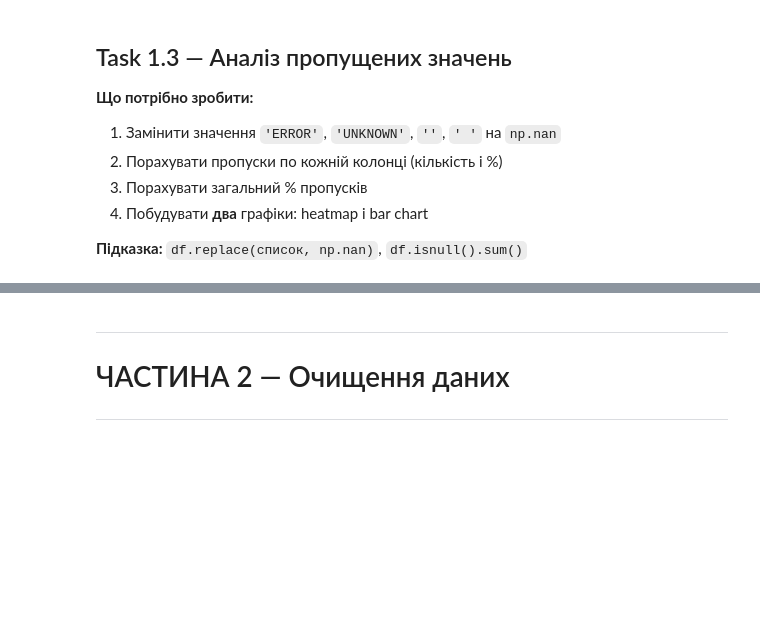
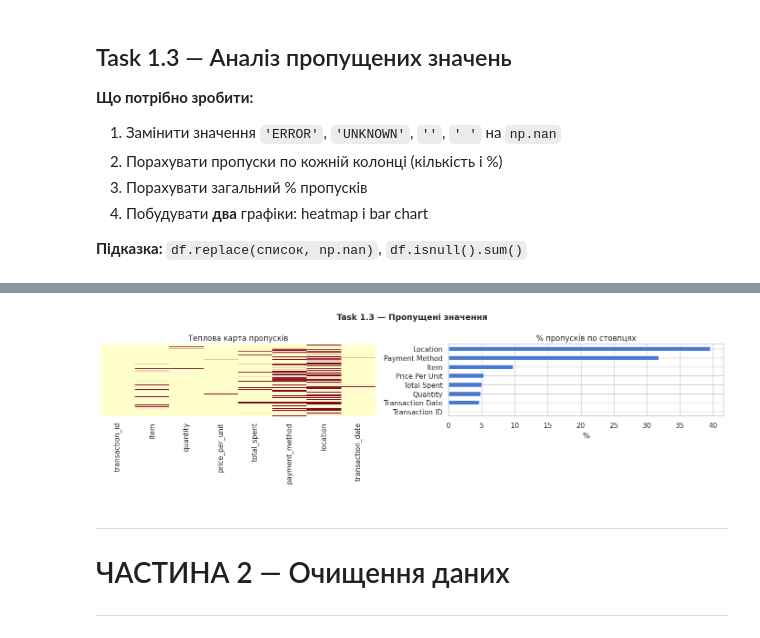
Before and after one commit to NadiiaIvashchuk/Cafe_Sales, a Jupyter notebook: cafe_eda_workbook_version2.ipynb, the cells around one changed output, grey strips where cells are left out. Cells and saved outputs as stored; diff of their text form; code cells hidden in the pictures; blank space fills up the shorter version.

```diff
--- a/cafe_eda_workbook_version2.ipynb
+++ b/cafe_eda_workbook_version2.ipynb
@@ -73,0 +69,8 @@ print(f'Розмір: ??? рядків × ??? стовпців')  # заміні
+# %%
+# Завантаження датасету
+df_original = pd.read_csv(FILE_IN)
+df = df_original.copy()
+
+print(f'Розмір: {df.shape[0]} рядків × {df.shape[1]} стовпців')
+
+df.head()
@@ -116,17 +199,17 @@ print(f'Рядків після видалення: {len(df)}')
 **Підказка:** `df.replace(список, np.nan)`, `df.isnull().sum()`
 # %%
 # Крок 1: замінити 'брудні' значення на NaN
-# ВАШ КОД ТУТ
+df.replace(['ERROR', 'UNKNOWN', '', ' '], np.nan, inplace=True)
 
 # Крок 2: порахувати пропуски
-missing_count = # ВАШ КОД ТУТ
-missing_pct   = # ВАШ КОД ТУТ  (у відсотках від загальної кількості рядків)
+missing_count = df.isnull().sum()
+missing_pct   = (missing_count / len(df) * 100).round(1)
 
 missing_df = pd.DataFrame({'Пропусків': missing_count, '%': missing_pct})
 
 # Показати тільки колонки де є пропуски
-print(missing_df[# ВАШ КОД ТУТ])
+print(missing_df[missing_df['Пропусків'] > 0])
 
 # Крок 3: загальний % пропусків
-total_pct = # ВАШ КОД ТУТ
+total_pct = df.isnull().sum().sum() / df.size * 100
 print(f'\nЗагальний % пропусків: {total_pct:.2f}%')
@@ -133,20 +227,36 @@ print(f'\nЗагальний % пропусків: {total_pct:.2f}%')
 # %%
+from pandas.core.dtypes import missing
+import seaborn as sns
 # Крок 4: візуалізація пропусків
 fig, axes = plt.subplots(1, 2, figsize=(14, 4))
 fig.suptitle('Task 1.3 — Пропущені значення', fontsize=13, fontweight='bold')
 
 # Графік 1: Heatmap пропусків
 # Підказка: sns.heatmap(df.isnull(), cbar=False, ...)
 # ВАШ КОД ТУТ
 axes[0].set_title('Теплова карта пропусків')
+sns.heatmap(
+    df.isnull(),
+    cbar=False,
+    yticklabels=False,
+    ax=axes[0],
+    cmap='YlOrRd'
+)
 
 # Графік 2: Horizontal bar chart — % пропусків по колонках
 # Підказка: .plot(kind='barh', ax=axes[1], ...)
 # ВАШ КОД ТУТ
 axes[1].set_title('% пропусків по стовпцях')
+missing_df['%'].sort_values().plot(
+    kind='barh',
+    ax=axes[1]
+)
+axes[1].set_xlabel('%')
 
 plt.tight_layout()
 plt.show()
+# %% [output]
+[figure, added]
 # %% [markdown]
 ---
 # ЧАСТИНА 2 — Очищення даних
```
Also changed, not shown: parts of 19 cells of this notebook.
